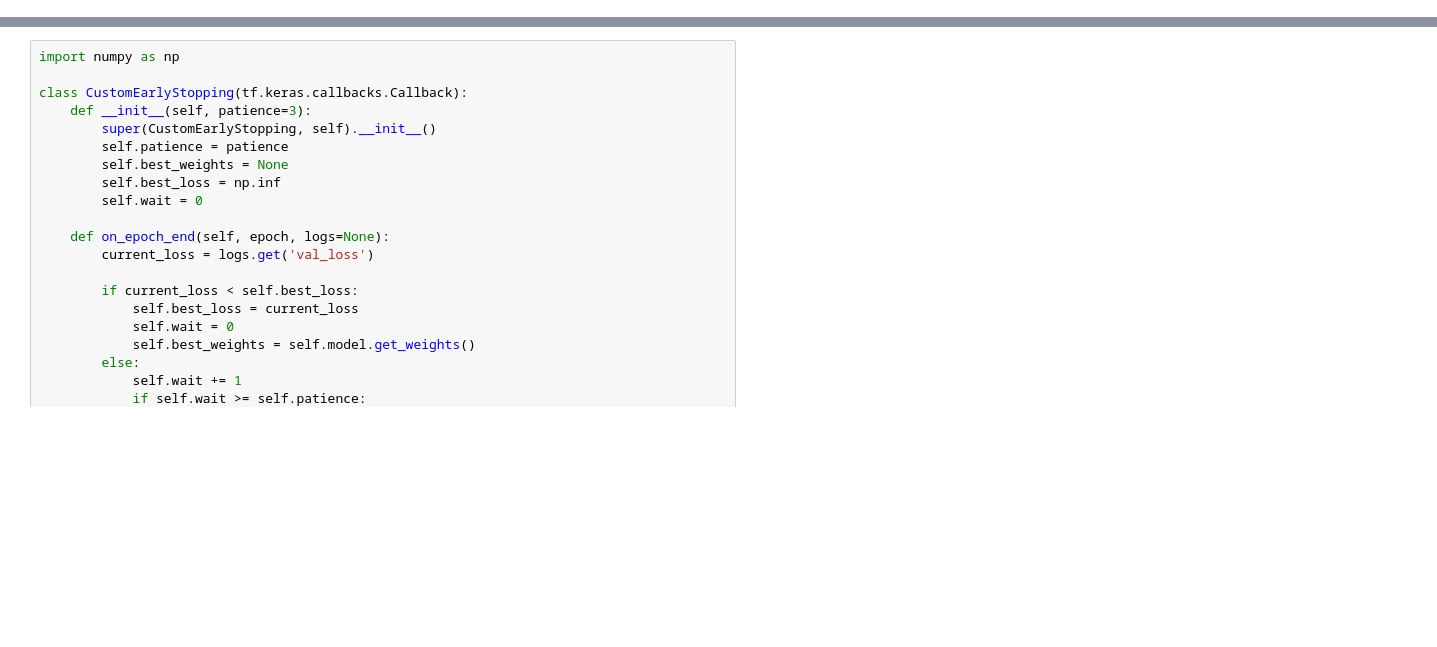
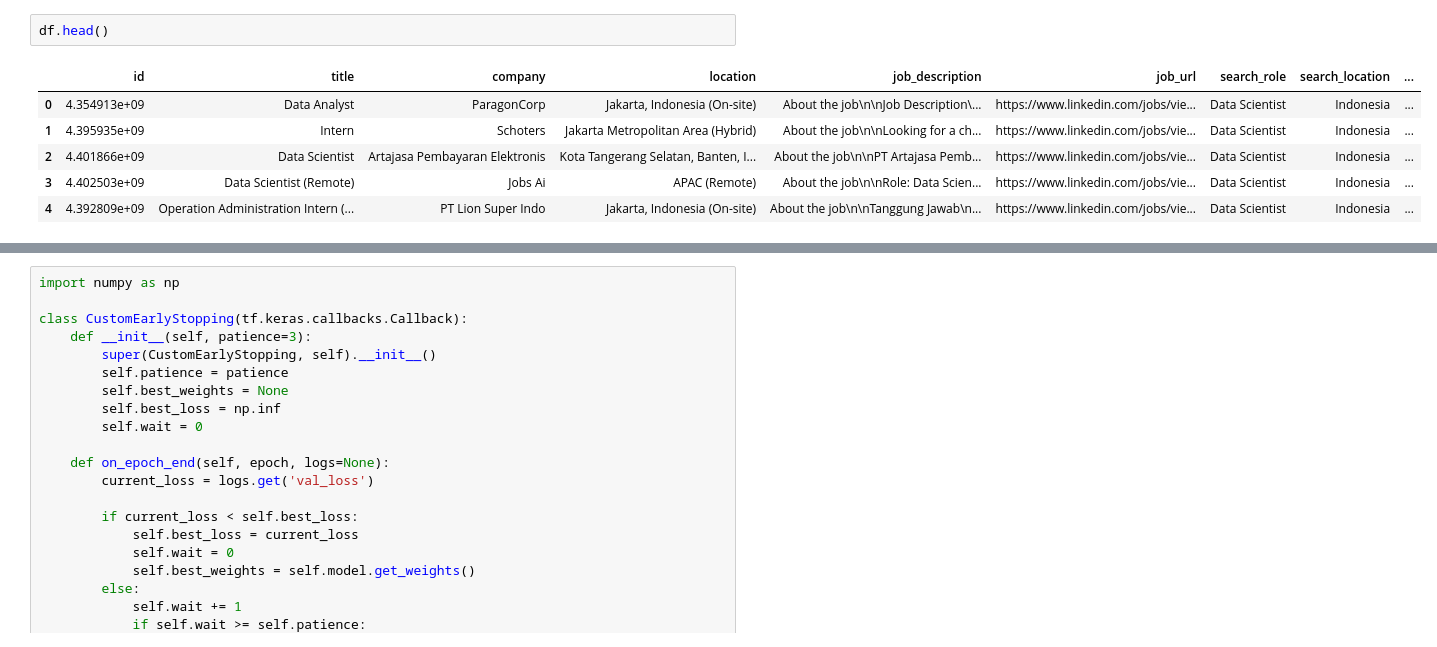
Before and after one commit to Capstone-CSU-404/capstone-ai-train, a Jupyter notebook: main.ipynb, the cells around one changed output, grey strips where cells are left out. Saved outputs shown, nothing was run; the diff lists cells and outputs as text; blank space fills up the shorter version.

```diff
--- a/main.ipynb
+++ b/main.ipynb
@@ -81 +95,10 @@ scraped_at           0
 dtype: int64
+# %%
+df.head()
+# %% [output]
+|  | id | title | company | location | job_description | job_url | search_role | search_location | ... |
+| 0 | 4.354913e+09 | Data Analyst | ParagonCorp | Jakarta, Indonesia (On-site) | About the job\n\nJob Description\... | https://www.linkedin.com/jobs/vie... | Data Scientist | Indonesia | ... |
+| 1 | 4.395935e+09 | Intern | Schoters | Jakarta Metropolitan Area (Hybrid) | About the job\n\nLooking for a ch... | https://www.linkedin.com/jobs/vie... | Data Scientist | Indonesia | ... |
+| 2 | 4.401866e+09 | Data Scientist | Artajasa Pembayaran Elektronis | Kota Tangerang Selatan, Banten, I... | About the job\n\nPT Artajasa Pemb... | https://www.linkedin.com/jobs/vie... | Data Scientist | Indonesia | ... |
+| 3 | 4.402503e+09 | Data Scientist (Remote) | Jobs Ai | APAC (Remote) | About the job\n\nRole: Data Scien... | https://www.linkedin.com/jobs/vie... | Data Scientist | Indonesia | ... |
+| 4 | 4.392809e+09 | Operation Administration Intern (... | PT Lion Super Indo | Jakarta, Indonesia (On-site) | About the job\n\nTanggung Jawab\n... | https://www.linkedin.com/jobs/vie... | Data Scientist | Indonesia | ... |
```
Also changed, not shown: parts of 11 cells of this notebook.
